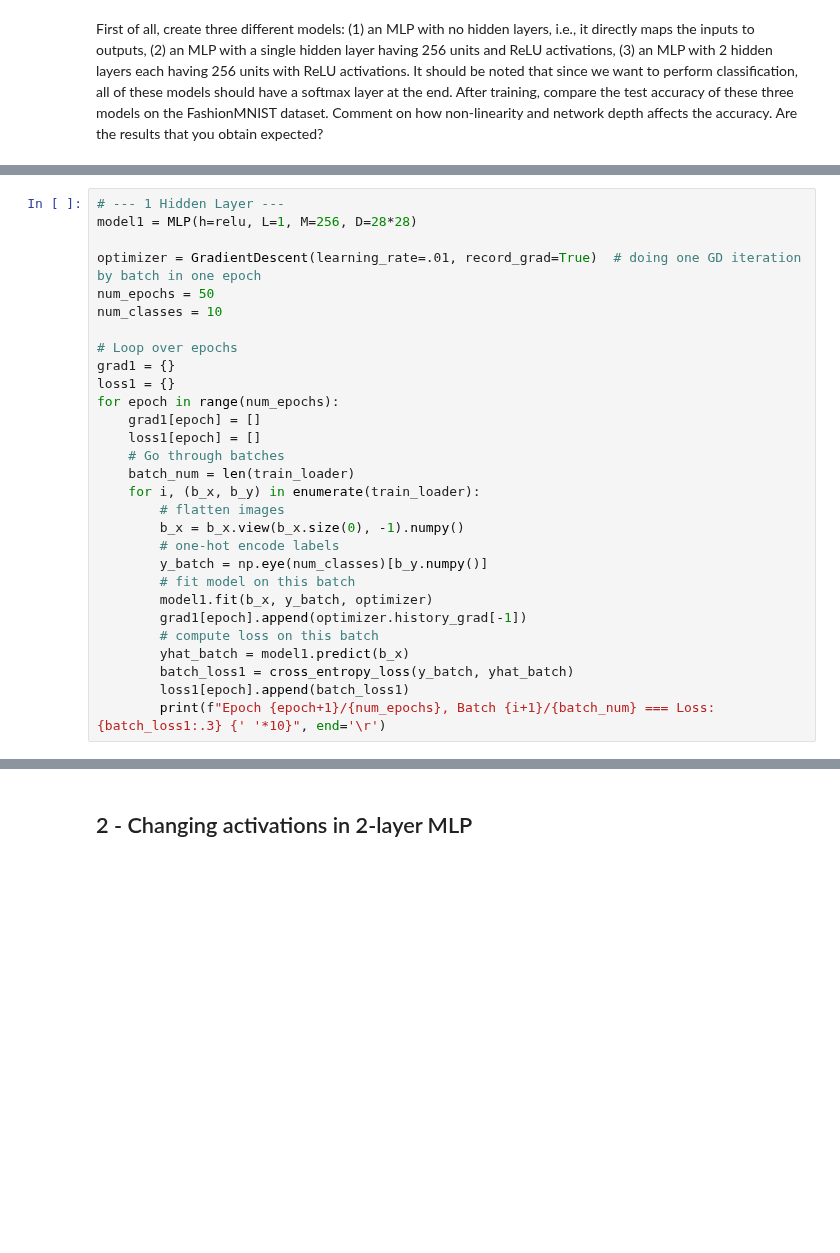
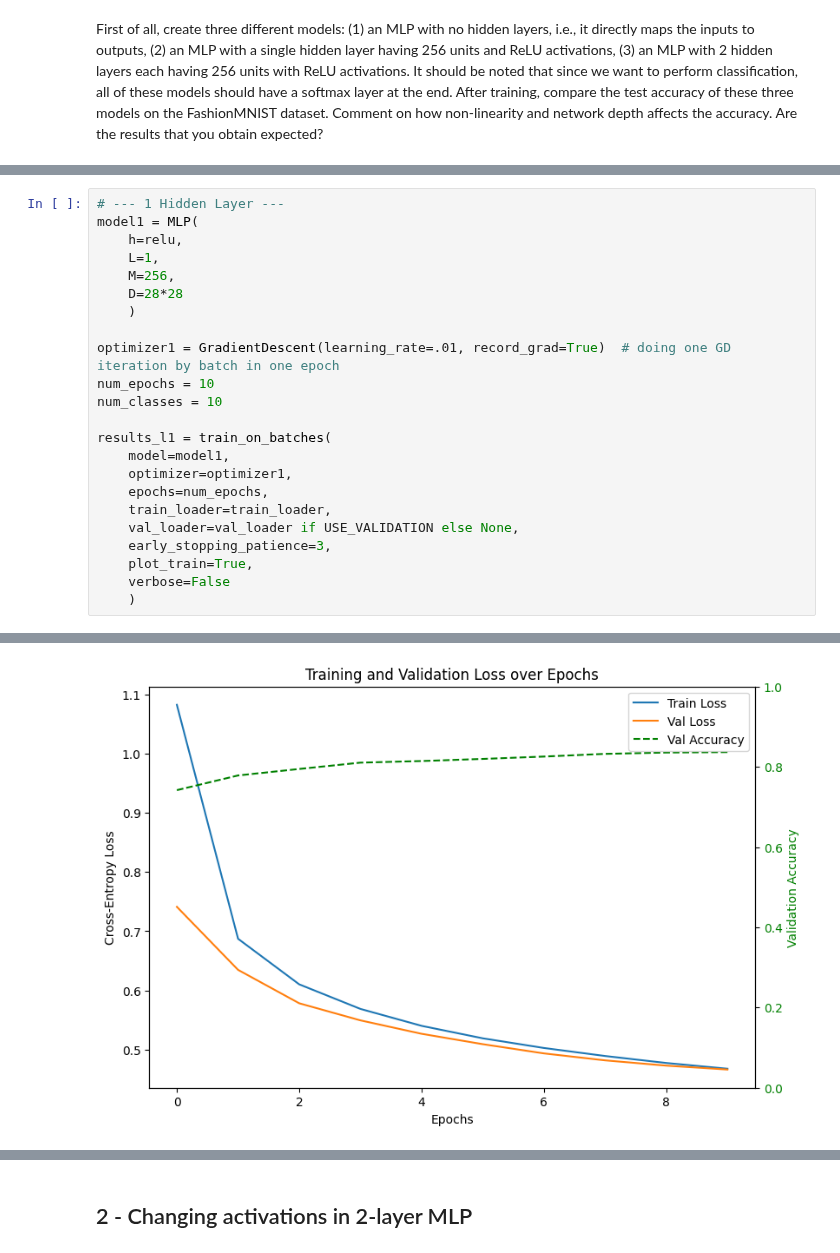
Before and after one commit to audrey352/COMP551, a Jupyter notebook: Assignment3/A3_notebook.ipynb, the cells around one changed output, grey strips where cells are left out. Saved outputs shown, nothing was run; the diff lists cells and outputs as text; blank space fills up the shorter version.

```diff
--- a/Assignment3/A3_notebook.ipynb
+++ b/Assignment3/A3_notebook.ipynb
@@ -498,30 +588,24 @@ True labels: [0 1 1 0]
 # %%
 # --- 1 Hidden Layer ---
-model1 = MLP(h=relu, L=1, M=256, D=28*28)
+model1 = MLP(
+    h=relu,
+    L=1,
+    M=256,
+    D=28*28
+    )
 
-optimizer = GradientDescent(learning_rate=.01, record_grad=True)  # doing one GD iteration by batch in one epoch
-num_epochs = 50
+optimizer1 = GradientDescent(learning_rate=.01, record_grad=True)  # doing one GD iteration by batch in one epoch
+num_epochs = 10
 num_classes = 10
 
-# Loop over epochs
-grad1 = {}
-loss1 = {}
-for epoch in range(num_epochs):
-    grad1[epoch] = []
-    loss1[epoch] = []
-    # Go through batches
-    batch_num = len(train_loader)
-    for i, (b_x, b_y) in enumerate(train_loader):
-        # flatten images
-        b_x = b_x.view(b_x.size(0), -1).numpy()
-        # one-hot encode labels
-        y_batch = np.eye(num_classes)[b_y.numpy()]
-        # fit model on this batch
-        model1.fit(b_x, y_batch, optimizer)
-        grad1[epoch].append(optimizer.history_grad[-1])
-        # compute loss on this batch
-        yhat_batch = model1.predict(b_x)
-        batch_loss1 = cross_entropy_loss(y_batch, yhat_batch)
-        loss1[epoch].append(batch_loss1)
-        print(f"Epoch {epoch+1}/{num_epochs}, Batch {i+1}/{batch_num} === Loss: {batch_loss1:.3} {' '*10}", end='\r')
+results_l1 = train_on_batches(
+    model=model1,
+    optimizer=optimizer1,
+    epochs=num_epochs,
+    train_loader=train_loader,
+    val_loader=val_loader if USE_VALIDATION else None,
+    early_stopping_patience=3,
+    plot_train=True,
+    verbose=False
+    )
 # %% [output]
@@ -528,0 +613 @@ Epoch 50/50, Batch 118/118 === Loss: 0.244
+[figure, added]
```
Also changed, not shown: parts of 17 cells of this notebook.
